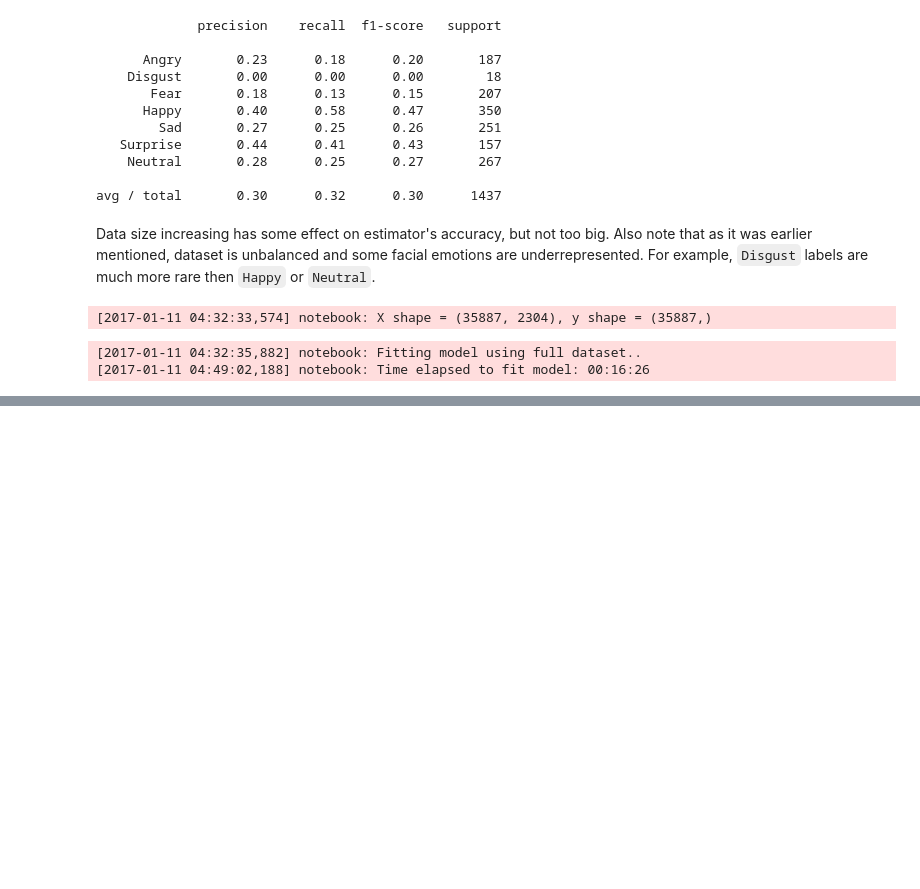
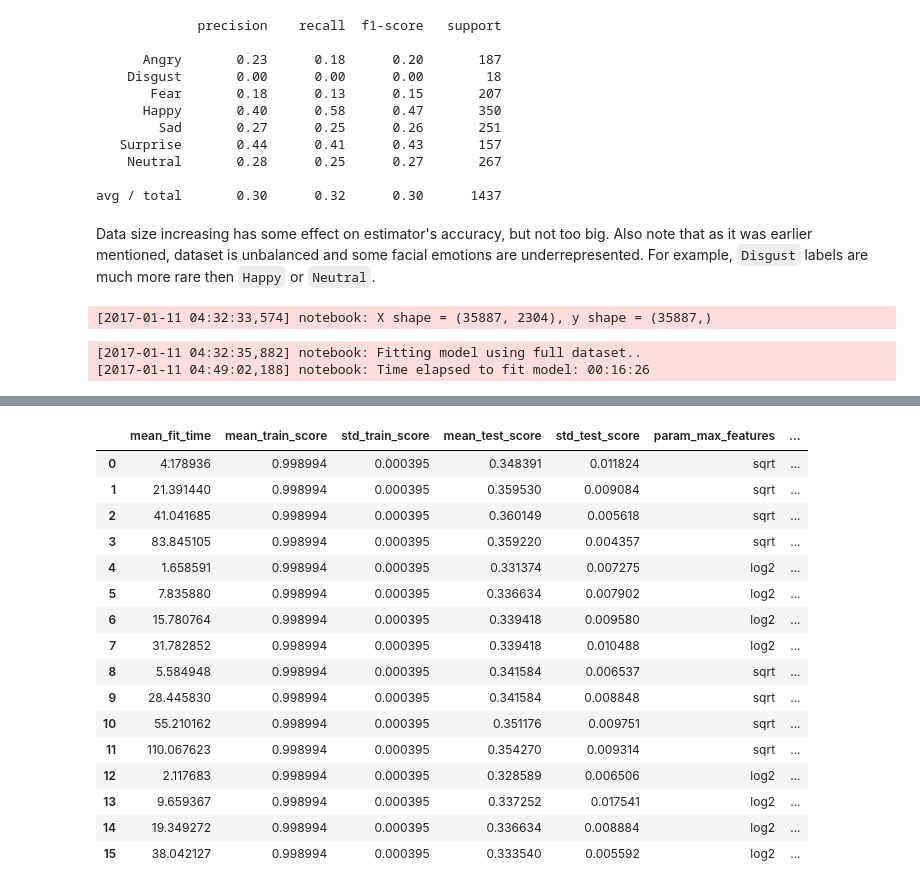
Before and after one commit to devforfu/emotions, a Jupyter notebook: emotions.ipynb, the cells around one changed output, grey strips where cells are left out. Drawn from its saved outputs; the diff is of its cells as text; code cells hidden in the pictures; blank space fills up the shorter version.

```diff
--- a/emotions.ipynb
+++ b/emotions.ipynb
@@ -446,0 +446,26 @@ random_forest = RandomForestClassifier()
+# %%
+from sklearn.ensemble import ExtraTreesClassifier
+from sklearn.preprocessing import MinMaxScaler
+from sklearn.model_selection import train_test_split, GridSearchCV
+
+from basedir import DATA_FOLDER
+from emotions import load
+
+
+param_grid = {
+    'criterion': ['gini', 'entropy'],
+    'max_features': ['sqrt', 'log2'],
+    'n_estimators': [100, 500, 1000, 2000]
+}
+
+X, y = load(DATA_FOLDER, 'emotions', subset_index=0)
+X_norm = MinMaxScaler().fit_transform(X)
+
+log.info('X shape: %s, y shape: %s', X.shape, y.shape)
+X_train, X_test, y_train, y_test = train_test_split(
+    X_norm, y, random_state=RANDOM_STATE, test_size=0.1)
+model = ExtraTreesClassifier(random_state=RANDOM_STATE)
+
+log.info("Selected baseline model: %s", str(model.__class__.__name__))
+grid_search = GridSearchCV(estimator=model, cv=5, param_grid=param_grid, n_jobs=-1, verbose=1)
+_ = grid_search.fit(X_train, y_train.ravel())
@@ -446,0 +478,33 @@ random_forest = RandomForestClassifier()
+# %%
+best_model = grid_search.best_estimator_
+best_model_params = grid_search.best_params_
+logreg_cv_results = grid_search.cv_results_
+param_cols = [c for c in logreg_cv_results.keys() if c.startswith('param_')]
+
+columns_of_interest = [
+    'mean_fit_time',
+    'mean_train_score', 'std_train_score',
+    'mean_test_score', 'std_test_score']
+columns_of_interest.extend(param_cols)
+
+df_cv_results = pd.DataFrame(logreg_cv_results)[columns_of_interest]
+display(df_cv_results)
+log.debug("Best parameters: %s", best_model_params)
+# %% [output]
+|  | mean_fit_time | mean_train_score | std_train_score | mean_test_score | std_test_score | param_max_features | ... |
+| 0 | 4.178936 | 0.998994 | 0.000395 | 0.348391 | 0.011824 | sqrt | ... |
+| 1 | 21.391440 | 0.998994 | 0.000395 | 0.359530 | 0.009084 | sqrt | ... |
+| 2 | 41.041685 | 0.998994 | 0.000395 | 0.360149 | 0.005618 | sqrt | ... |
+| 3 | 83.845105 | 0.998994 | 0.000395 | 0.359220 | 0.004357 | sqrt | ... |
+| 4 | 1.658591 | 0.998994 | 0.000395 | 0.331374 | 0.007275 | log2 | ... |
+| 5 | 7.835880 | 0.998994 | 0.000395 | 0.336634 | 0.007902 | log2 | ... |
+| 6 | 15.780764 | 0.998994 | 0.000395 | 0.339418 | 0.009580 | log2 | ... |
+| 7 | 31.782852 | 0.998994 | 0.000395 | 0.339418 | 0.010488 | log2 | ... |
+| 8 | 5.584948 | 0.998994 | 0.000395 | 0.341584 | 0.006537 | sqrt | ... |
+| 9 | 28.445830 | 0.998994 | 0.000395 | 0.341584 | 0.008848 | sqrt | ... |
+| 10 | 55.210162 | 0.998994 | 0.000395 | 0.351176 | 0.009751 | sqrt | ... |
+| 11 | 110.067623 | 0.998994 | 0.000395 | 0.354270 | 0.009314 | sqrt | ... |
+| 12 | 2.117683 | 0.998994 | 0.000395 | 0.328589 | 0.006506 | log2 | ... |
+| 13 | 9.659367 | 0.998994 | 0.000395 | 0.337252 | 0.017541 | log2 | ... |
+| 14 | 19.349272 | 0.998994 | 0.000395 | 0.336634 | 0.008884 | log2 | ... |
+| 15 | 38.042127 | 0.998994 | 0.000395 | 0.333540 | 0.005592 | log2 | ... |
```
Also changed, not shown: parts of 17 cells of this notebook, 1 other file.
